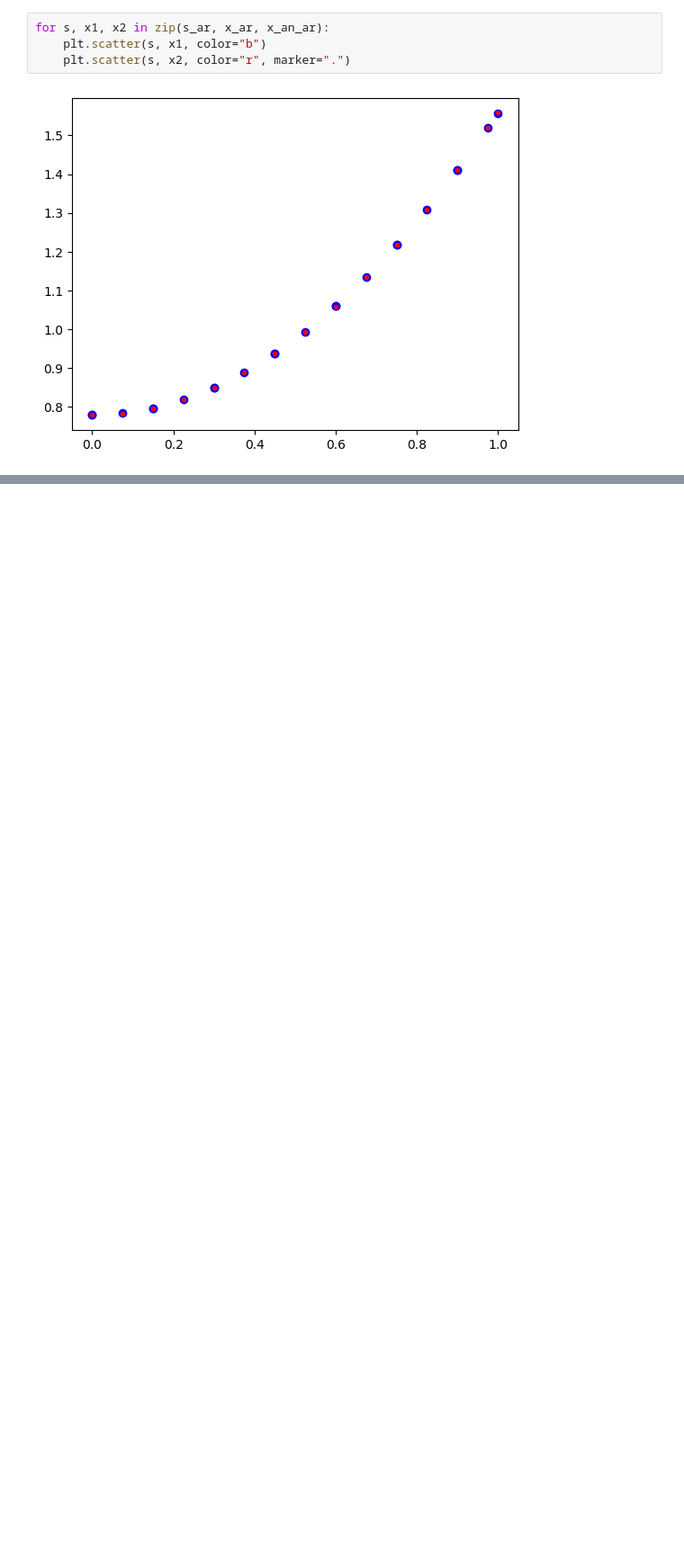
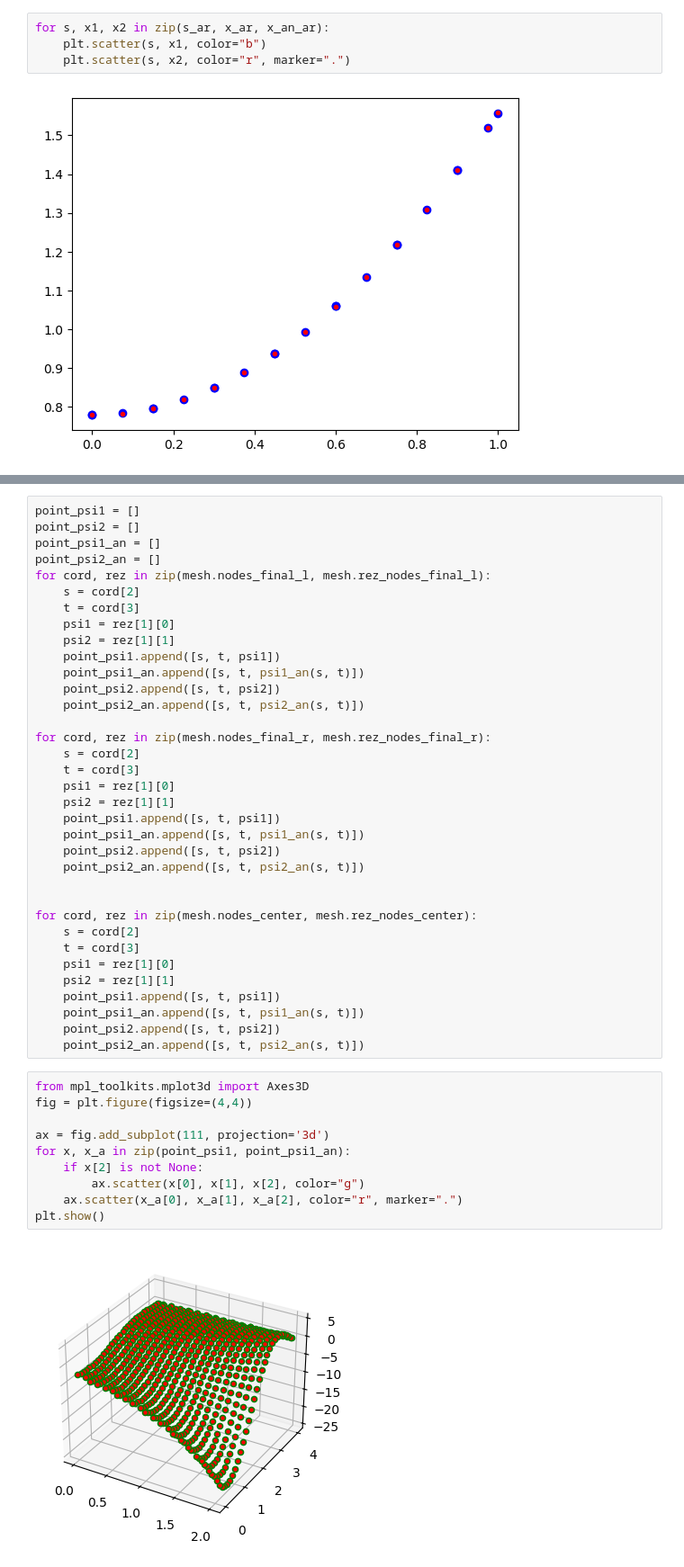
Before and after one commit to Dann38/model_rectification_column, a Jupyter notebook: Untitled.ipynb, the cells around one changed output, grey strips where cells are left out. Shown: that part at 90% size. Cells and saved outputs as stored; diff of their text form; blank space fills up the shorter version.

```diff
--- a/Untitled.ipynb
+++ b/Untitled.ipynb
@@ -215,0 +342,47 @@ plt.xlim([0, 1])
+# %%
+point_psi1 = []
+point_psi2 = []
+point_psi1_an = []
+point_psi2_an = []
+for cord, rez in zip(mesh.nodes_final_l, mesh.rez_nodes_final_l):
+    s = cord[2]
+    t = cord[3]
+    psi1 = rez[1][0]
+    psi2 = rez[1][1]
+    point_psi1.append([s, t, psi1])
+    point_psi1_an.append([s, t, psi1_an(s, t)])
+    point_psi2.append([s, t, psi2])
+    point_psi2_an.append([s, t, psi2_an(s, t)])
+
+for cord, rez in zip(mesh.nodes_final_r, mesh.rez_nodes_final_r):
+    s = cord[2]
+    t = cord[3]
+    psi1 = rez[1][0]
+    psi2 = rez[1][1]
+    point_psi1.append([s, t, psi1])
+    point_psi1_an.append([s, t, psi1_an(s, t)])
+    point_psi2.append([s, t, psi2])
+    point_psi2_an.append([s, t, psi2_an(s, t)])
+
+
+for cord, rez in zip(mesh.nodes_center, mesh.rez_nodes_center):
+    s = cord[2]
+    t = cord[3]
+    psi1 = rez[1][0]
+    psi2 = rez[1][1]
+    point_psi1.append([s, t, psi1])
+    point_psi1_an.append([s, t, psi1_an(s, t)])
+    point_psi2.append([s, t, psi2])
+    point_psi2_an.append([s, t, psi2_an(s, t)])
+# %%
+from mpl_toolkits.mplot3d import Axes3D
+fig = plt.figure(figsize=(4,4))
+
+ax = fig.add_subplot(111, projection='3d')
+for x, x_a in zip(point_psi1, point_psi1_an):
+    if x[2] is not None:
+        ax.scatter(x[0], x[1], x[2], color="g")
+    ax.scatter(x_a[0], x_a[1], x_a[2], color="r", marker=".")
+plt.show()
+# %% [output]
+[figure, added]
```
Also changed, not shown: parts of 11 cells of this notebook, 4 other files.
